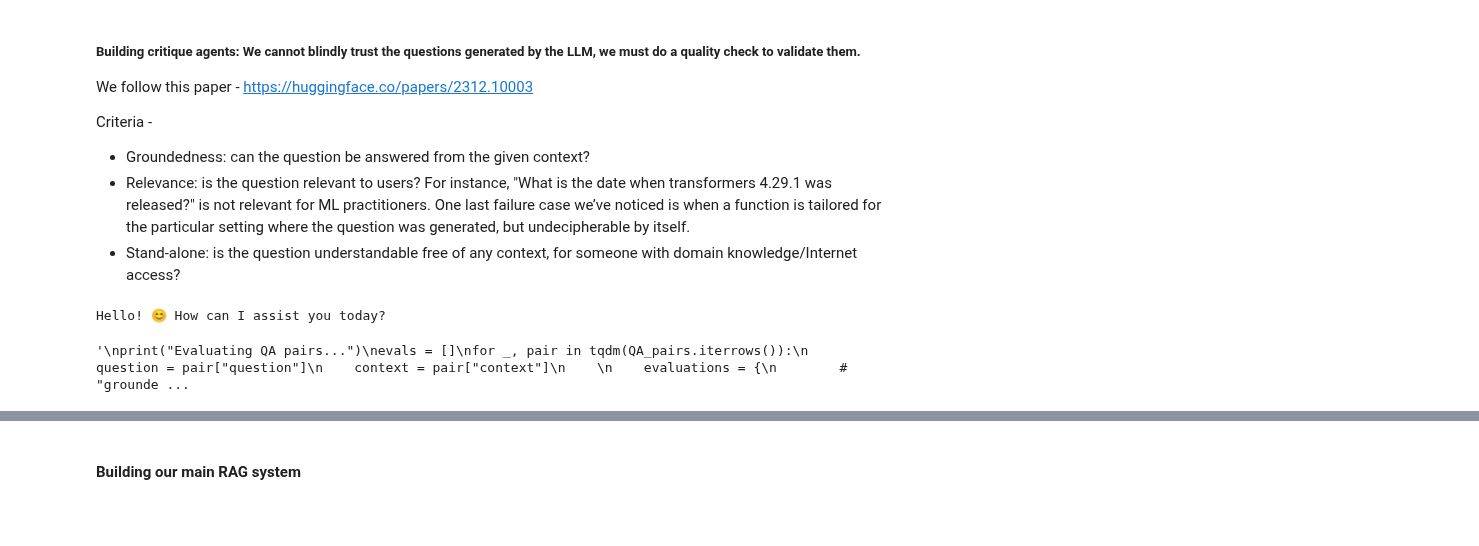
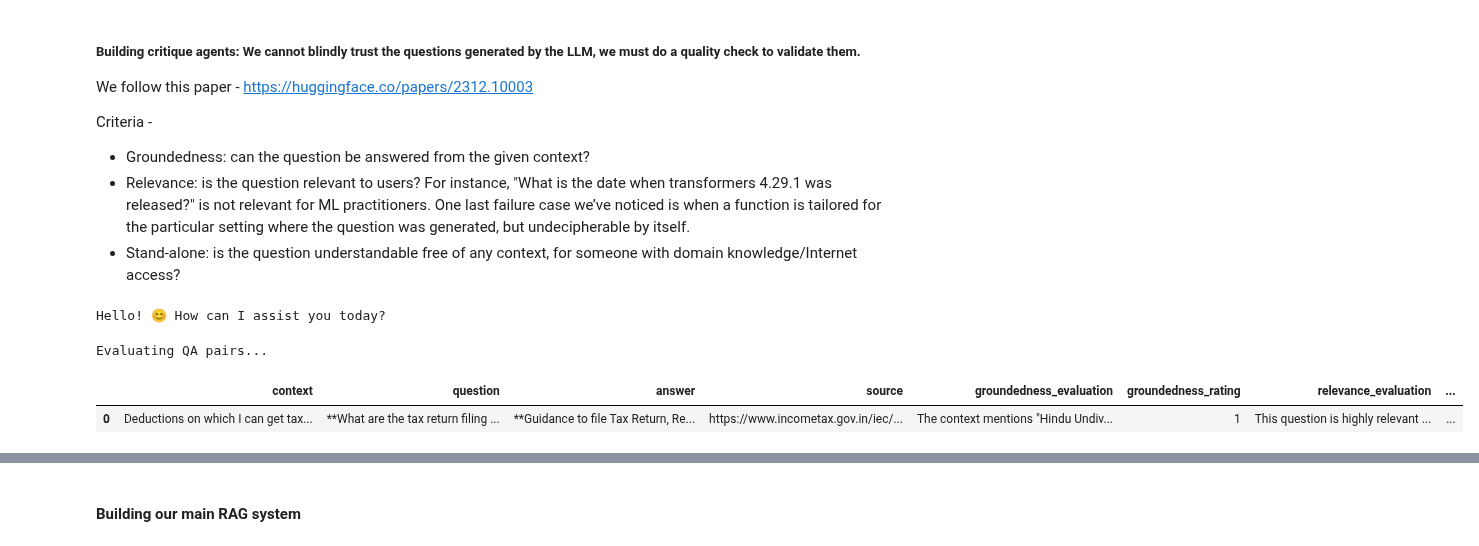
Before and after one commit to chayansraj/Agentic-RAG-with-evalution-Langchain, a Jupyter notebook: rag/rag_evaluation.ipynb, the cells around one changed output, grey strips where cells are left out. Saved outputs shown, nothing was run; the diff lists cells and outputs as text; code cells hidden in the pictures; blank space fills up the shorter version.

````diff
--- a/rag/rag_evaluation.ipynb
+++ b/rag/rag_evaluation.ipynb
@@ -163,33 +161,3 @@ langchain_docs
  Document(metadata={'source': 'https://www.incometax.gov.in/iec/foportal/help/individual/return-applicable-1#taxableincome', 'title': 'Salaried Individuals for AY 2025-26 | Income Tax Department', 'la ...
  Document(metadata={'source': 'https://www.incometax.gov.in/iec/foportal/help/e-filing-itr1-form-sahaj-faq', 'title': 'File ITR-1 (Sahaj) Online - FAQs | Income Tax Department', 'language': 'en'}, pag ...
  Document(metadata={'source': 'https://www.incometax.gov.in/iec/foportal/help/e-filing-itr4-form-sugam-faq', 'title': 'File ITR-4 (Sugam) Online FAQs | Income Tax Department', 'language': 'en'}, page_ ...
-# %%
-# Split the documents
-#langchain_docs = [LangchainDocument(page_content=doc["text"], metadata={"source": doc["source"]}) for doc in tqdm(ds)]
-
-MARKDOWN_SEPARATORS = [
-    "\n#{1,6} ",
-    "```\n",
-    "\n\\*\\*\\*+\n",
-    "\n---+\n",
-    "\n___+\n",
-    "\n\n",
-    "\n",
-    " ",
-    "",
-    "/",
-]
-
-
-text_splitter = RecursiveCharacterTextSplitter(
-    chunk_size=1000,
-    chunk_overlap=100,
-    add_start_index=True,
-    separators=MARKDOWN_SEPARATORS,
-    #is_separator_regex=True,
-    strip_whitespace=True
-)
-
-docs_processed = []
-for doc in langchain_docs:
-    docs_processed += text_splitter.split_documents([doc])
@@ -353,7 +311,7 @@ for sampled_context in tqdm(random.sample(docs_processed, N_QA_COUPLES)):
 # %%
 # Offloading QA pairs to persistent storage
 #QA_pairs = pd.DataFrame(outputs).to_csv("QA_pairs.csv", index=False)
-# QA_pairs = pd.read_csv("QA_pairs.csv")
+QA_pairs = pd.read_csv("QA_pairs.csv")
 # %% [markdown]
 ##### Building critique agents: We cannot blindly trust the questions generated by the LLM, we must do a quality check to validate them.
 We follow this paper - https://huggingface.co/papers/2312.10003
@@ -442,7 +400,7 @@ print(response.choices[0].message.content)
 # %% [output]
 Hello! 😊 How can I assist you today?
 # %%
-"""
+
 print("Evaluating QA pairs...")
 evals = []
 for _, pair in tqdm(QA_pairs.iterrows()):
@@ -474,16 +432,18 @@ for _, pair in tqdm(QA_pairs.iterrows()):
     except Exception as e:
         continue
     evals.append(pair)
-"""
 # %% [output]
-'\nprint("Evaluating QA pairs...")\nevals = []\nfor _, pair in tqdm(QA_pairs.iterrows()):\n    question = pair["question"]\n    context = pair["context"]\n    \n    evaluations = {\n        # "grounde ...
+Evaluating QA pairs...
 # %%
 # pair
 # %%
 # evaluations.items()
 # %%
-# import pandas as pd
-# generated_outputs = pd.DataFrame.from_dict(evals)
+import pandas as pd
+generated_outputs = pd.DataFrame.from_dict(evals)
 # %%
-# generated_outputs.head(1)
+generated_outputs.head(1)
+# %% [output]
+|  | context | question | answer | source | groundedness_evaluation | groundedness_rating | relevance_evaluation | ... |
+| 0 | Deductions on which I can get tax... | **What are the tax return filing ... | **Guidance to file Tax Return, Re... | https://www.incometax.gov.in/iec/... | The context mentions "Hindu Undiv... | 1 | This question is highly relevant ... | ... |
 # %%
````
Also changed, not shown: parts of 18 cells of this notebook, 3 other files.
